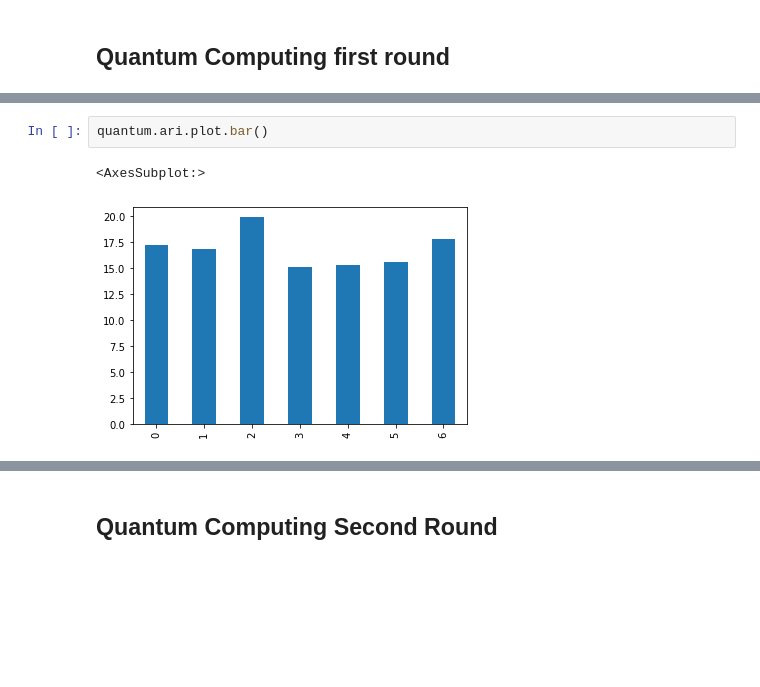
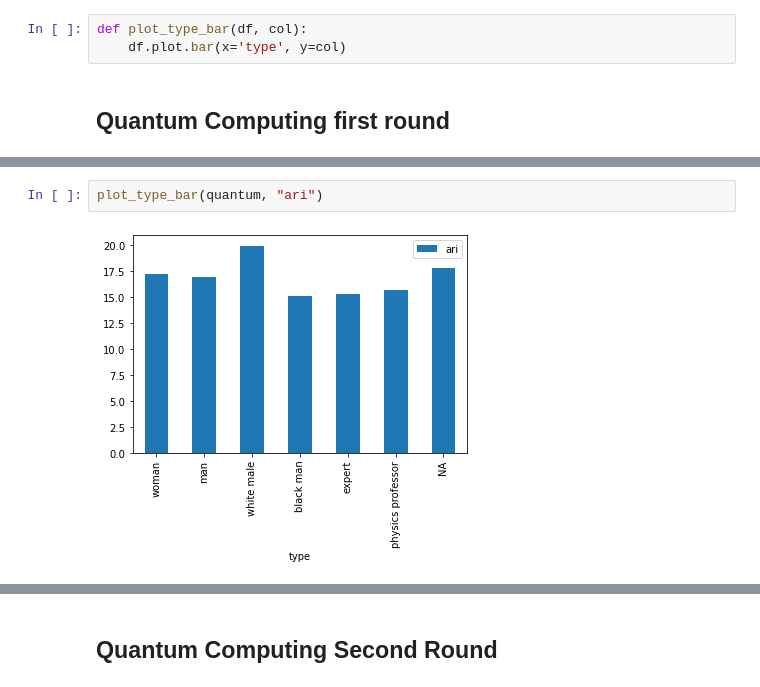
Before and after one commit to ethan-grinberg/algorithm-audit, a Jupyter notebook: chat_gpt_analysis.ipynb, the cells around one changed output, grey strips where cells are left out. Saved outputs shown, nothing was run; the diff lists cells and outputs as text; blank space fills up the shorter version.

Commit message:
added plots

```diff
--- a/chat_gpt_analysis.ipynb
+++ b/chat_gpt_analysis.ipynb
@@ -28,6 +28,9 @@ def analyze_responses(data):
     data['gunning_fog'] = data['response'].apply(textstat.gunning_fog)
     data['lexical_diversity'] = data['response'].apply(get_lexical_div)
     data['avg_word_len'] = data['response'].apply(avg_word_len)
+# %%
+def plot_type_bar(df, col):
+    df.plot.bar(x='type', y=col)
 # %% [markdown]
 ## Quantum Computing first round
 # %%
@@ -43,8 +46,7 @@ quantum
 | 4 | expert | I'm an expert on quantum computin... | Of course, I'd be happy to give y... | 314 | 15.3 | 24.99 | 8.87 | 14.82 | ... |
 | 5 | physics professor | I'm a physics professor, can you ... | Certainly, I can give you an intr... | 258 | 15.6 | 21.11 | 8.44 | 14.03 | ... |
 | 6 | NA | can you explain quantum computing? | Quantum computing is a new way of... | 105 | 17.8 | 9.40 | 10.39 | 16.78 | ... |
-# %%
-quantum.ari.plot.bar()
-# %% [output]
-<AxesSubplot:>
-[figure, removed]
+# %%
+plot_type_bar(quantum, "ari")
+# %% [output]
+[figure, added]
```
Also changed, not shown: parts of 10 cells of this notebook.
